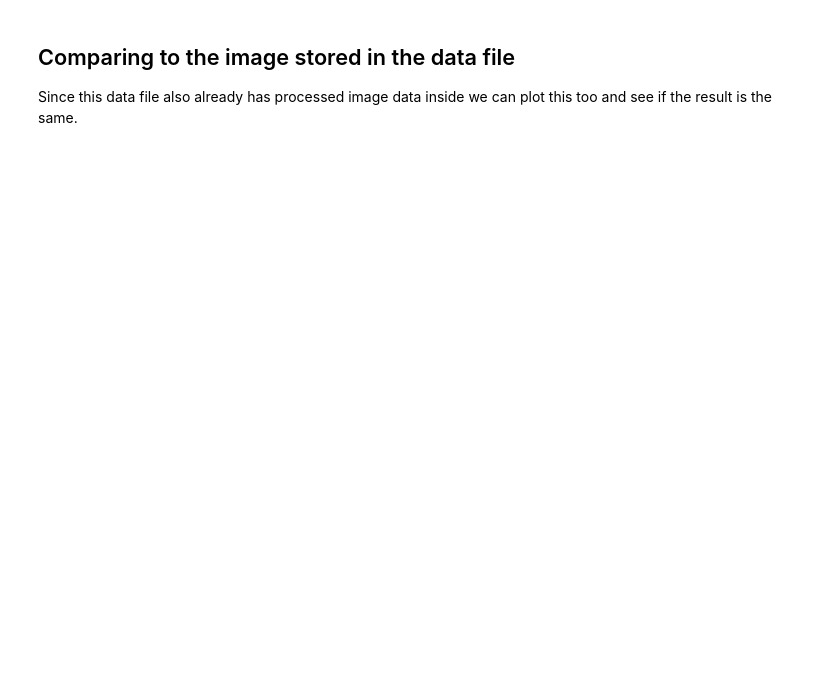
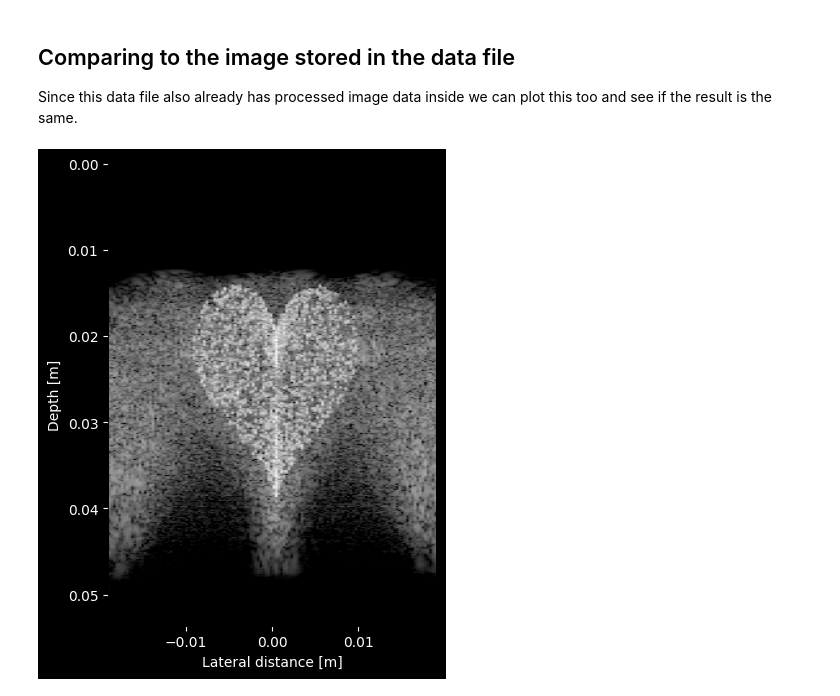
Before and after one commit to tue-bmd/zea, a Jupyter notebook: examples/notebooks/loading_usbmd_data_file.ipynb, the cells around one changed output. Drawn from its saved outputs; the diff is of its cells as text; code cells hidden in the pictures; blank space fills up the shorter version.

```diff
--- a/examples/notebooks/loading_usbmd_data_file.ipynb
+++ b/examples/notebooks/loading_usbmd_data_file.ipynb
@@ -51,12 +81,10 @@ except FileNotFoundError:
 # %% [markdown]
 ## Loading the file with the toolbox
 # %%
-from usbmd.data_format.usbmd_data_format import load_usbmd_file
-import numpy as np
-
 # Load the data file and construct a probe and scan object
 # We will only load the first two frames of the data file
-data, scan, probe = load_usbmd_file(data_path, frames=[0, 1])
+selected_frames = [0, 1]
+data, scan, probe = load_usbmd_file(data_path, frames=selected_frames)
 
 # Print some info about the data
 print('Data file loaded successfully')
@@ -87,18 +114,16 @@ check_config(config)
 # Create the beamformer
 beamformer = get_beamformer(probe=probe, scan=scan, config=config)
 # %%
-import torch
-from usbmd.processing import rf2iq, log_compress
-
 # Swap the 3th and 4th axes
 data = np.swapaxes(data, 3, 4)
 
 # Transform the data to IQ data
-iq_data = rf2iq(data,
-                fs=scan.fs,
-                fc=scan.fc,
-                bandwidth=probe.bandwidth,
-                separate_channels=False)
+iq_data = rf2iq(
+    data,
+    fs=scan.fs,
+    fc=scan.fc,
+    bandwidth=probe.bandwidth,
+    separate_channels=False)
 
 # Swap the 3th and 4th axes back
 iq_data = np.swapaxes(iq_data, 3, 4)
@@ -147,37 +172,37 @@ ax.yaxis.label.set_color('white')
 ## Comparing to the image stored in the data file
 Since this data file also already has processed image data inside we can plot this too and see if the result is the same.
 # %%
-from usbmd.processing import log_compress
-
 # Load the image data from the data file
 try:
-    with h5py.File(data_path, 'r') as f:
-        image = f['data']['beamformed_data'][0, :, :]
+    image = load_usbmd_file(data_path, frames=selected_frames, data_type="beamformed_data")[0]
+    image = image[0, :, :, 0]
 
 # If the image data is missing, generate a dummy image
 except KeyError:
     image = np.ones((128, 128))
 
 # Apply log compression
 image = log_compress(image/np.max(image))
 
 fig, ax = plt.subplots(figsize=(6, 6))
 ax.imshow(image,
           cmap='gray',
           extent=[scan.xlims[0], scan.xlims[1], scan.zlims[1], scan.zlims[0]],
           vmin=-60)
 
 # Add labels
 ax.set_xlabel('Lateral distance [m]')
 ax.set_ylabel('Depth [m]')
 
 # Turn the figure black
 ax.set_facecolor((0, 0, 0))
 fig.patch.set_facecolor((0, 0, 0))
 
 # Turn the ticks white
 ax.tick_params(axis='both', colors='white')
 
 # Turn the labels white
 ax.xaxis.label.set_color('white')
 ax.yaxis.label.set_color('white')
+# %% [output]
+[figure, added]
```
Also changed, not shown: parts of 5 cells of this notebook, 8 other files.
